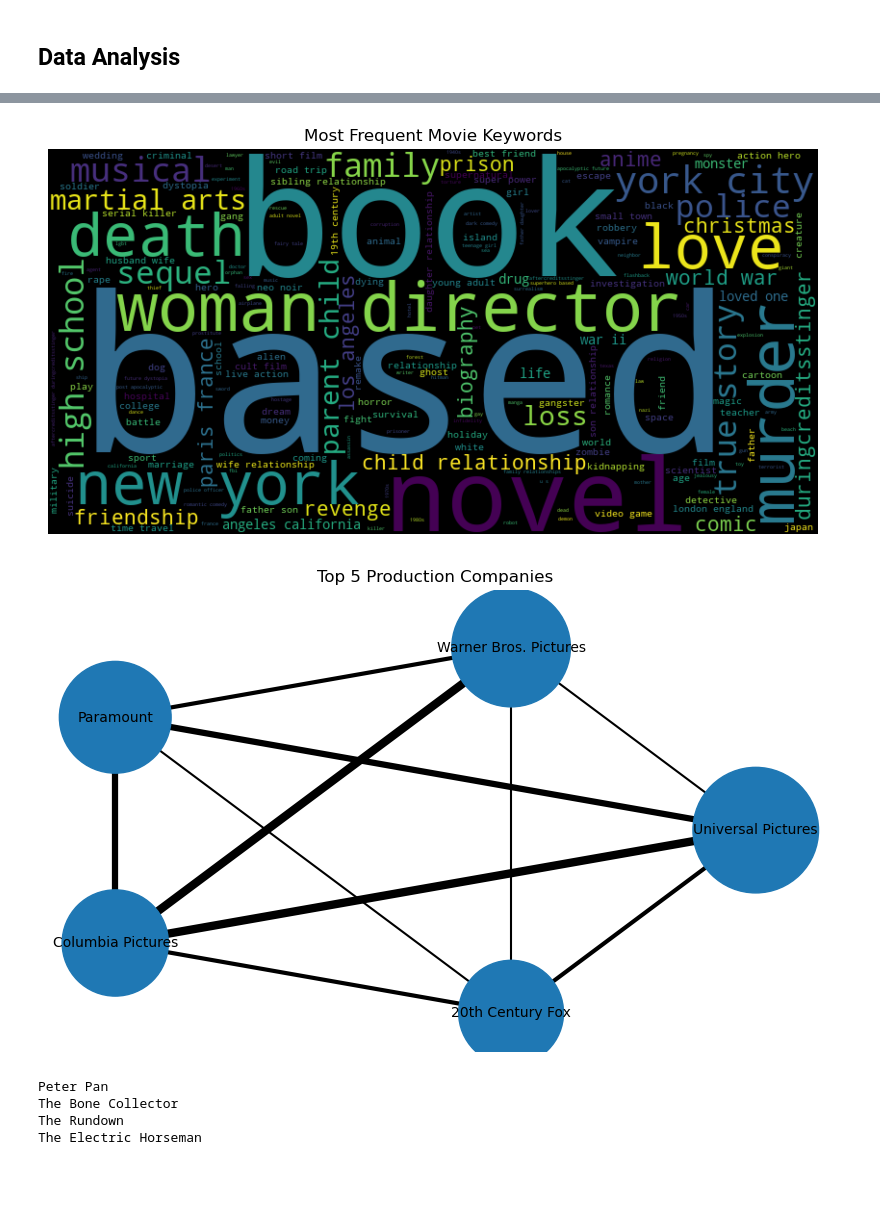
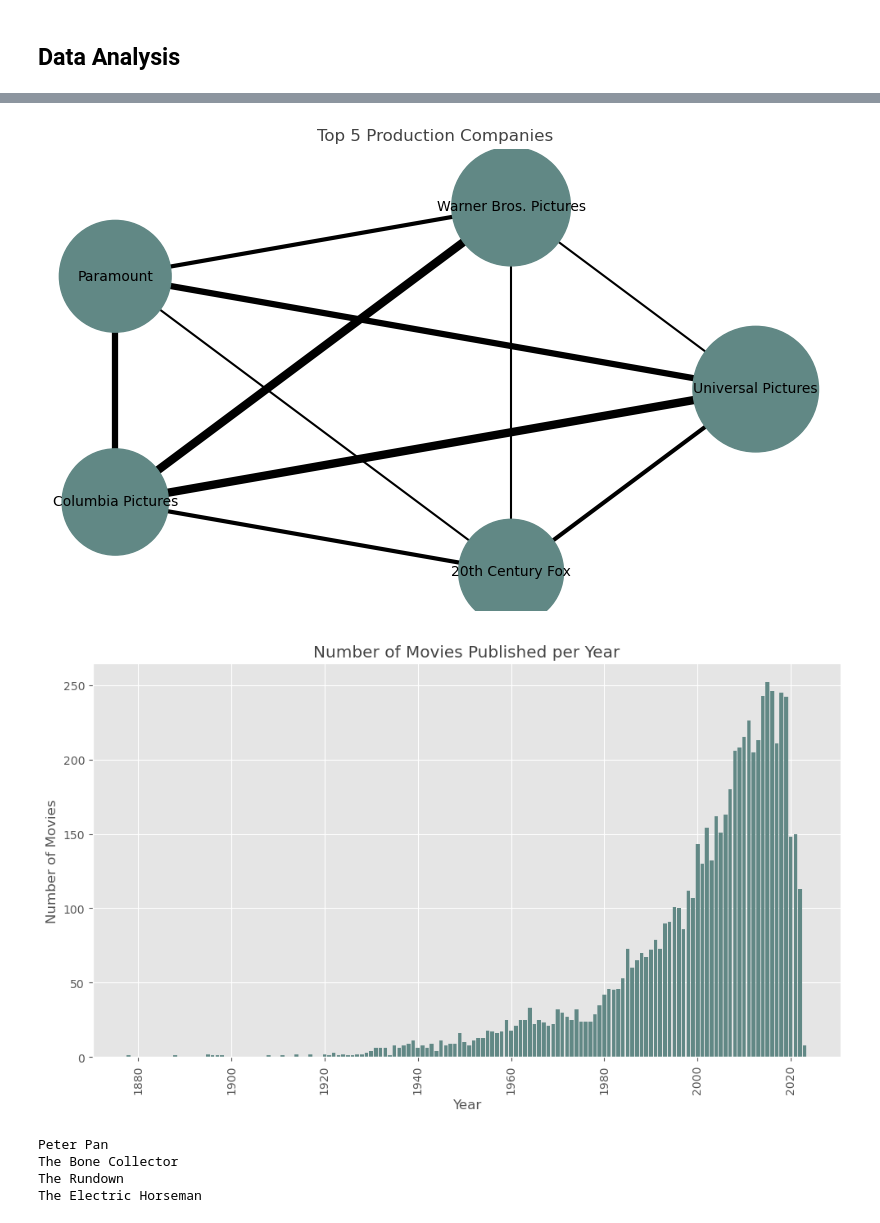
Before and after one commit to Lahjonta/DiscoverySquad, a Jupyter notebook: MovieRecommendation.ipynb, the cells around one changed output, grey strips where cells are left out. Drawn from its saved outputs; the diff is of its cells as text; code cells hidden in the pictures; blank space fills up the shorter version.

```diff
--- a/MovieRecommendation.ipynb
+++ b/MovieRecommendation.ipynb
@@ -83,15 +103,8 @@ plt.show()
-# %%
-# Word cloud for movie keywords
-keywords_text = ' '.join(df['keywords'].dropna().values)
-wordcloud = WordCloud(width=800, height=400).generate(keywords_text)
-plt.figure(figsize=(10, 5))
-plt.imshow(wordcloud, interpolation='bilinear')
-plt.axis('off')
-plt.title('Most Frequent Movie Keywords')
-plt.show()
-# %% [output]
-[figure, removed]
 # %%
+# Set text color
+text_color = '#434343'
+plt.rcParams['text.color'] = text_color
+
 G = nx.Graph()
 
 production_companies = df['production_companies'].str.split('-', expand=True).values.flatten()
@@ -115,12 +128,42 @@ plt.figure(figsize=(10, 6))
 pos = nx.circular_layout(G)
 node_size = [company_counts.get(node, 0)*25 for node in G.nodes()]
 edge_width = [1.5 * G[u][v]['weight'] for u, v in G.edges()]  # Use the 'weight' attribute for edge width
-nx.draw_networkx(G, pos=pos, with_labels=True, node_size=node_size, font_size=10, width=edge_width)
+
+# Draw the networkx graph with the specified colors
+nx.draw_networkx(G, pos=pos, with_labels=True, node_size=node_size, font_size=10, width=edge_width, node_color='#618885')
+
 plt.title('Top 5 Production Companies')
 plt.axis('off')
+
+plt.savefig('network1.png', transparent=True)
 plt.show()
 # %% [output]
-[figure, old version]
+[figure, new version]
+# %%
+plt.style.use('ggplot')
+
+# Convert 'release_date' column to datetime
+df['release_date'] = pd.to_datetime(df['release_date'])
+
+# Extract year from 'release_date'
+df['year'] = df['release_date'].dt.year
+
+# Count movies per year
+movie_counts = df['year'].value_counts().sort_index()
+
+# Bar chart for movies per year
+plt.figure(figsize=(10, 6))
+plt.bar(movie_counts.index, movie_counts.values, color='#618885')
+plt.xlabel('Year')
+plt.ylabel('Number of Movies')
+plt.title('Number of Movies Published per Year')
+plt.xticks(rotation=90)
+plt.tight_layout()
+
+plt.savefig('moviesperyear.png', transparent=True)
+plt.show()
+# %% [output]
+[figure, added]
 # %%
 # Filter rows where both "Universal Pictures" and "Columbia Pictures" are production companies
 movies = df[df['production_companies'].str.contains('Universal Pictures') & df['production_companies'].str.contains('Columbia Pictures')]
```
Also changed, not shown: parts of 7 cells of this notebook.
